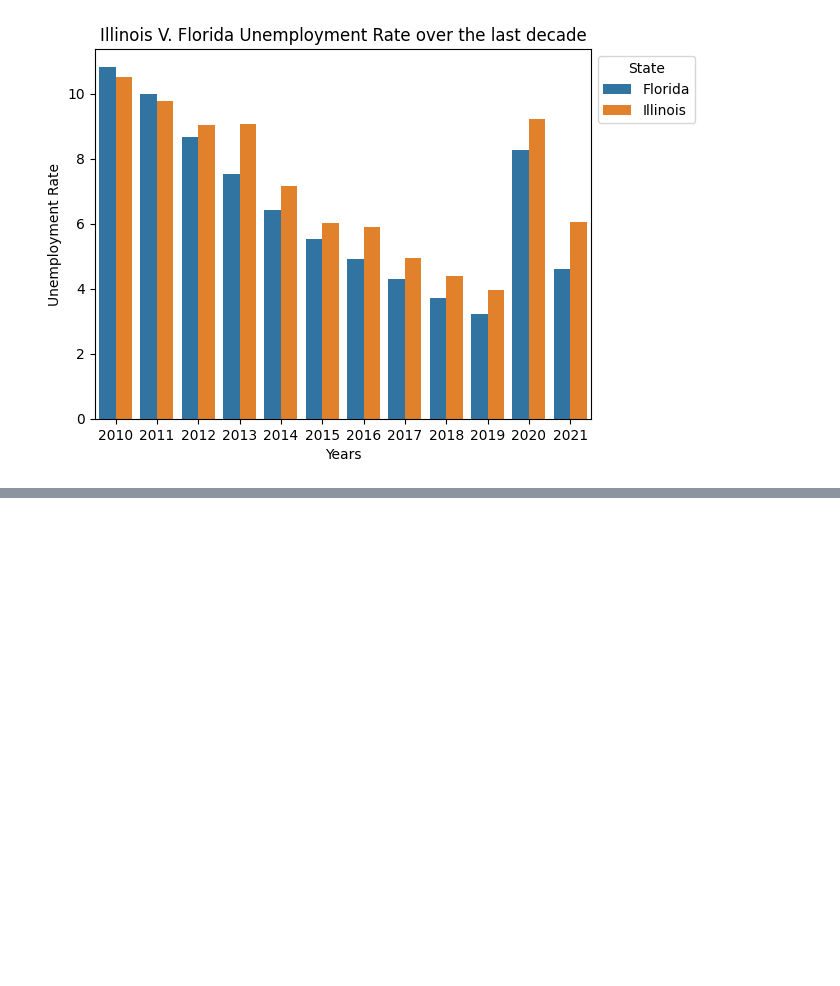
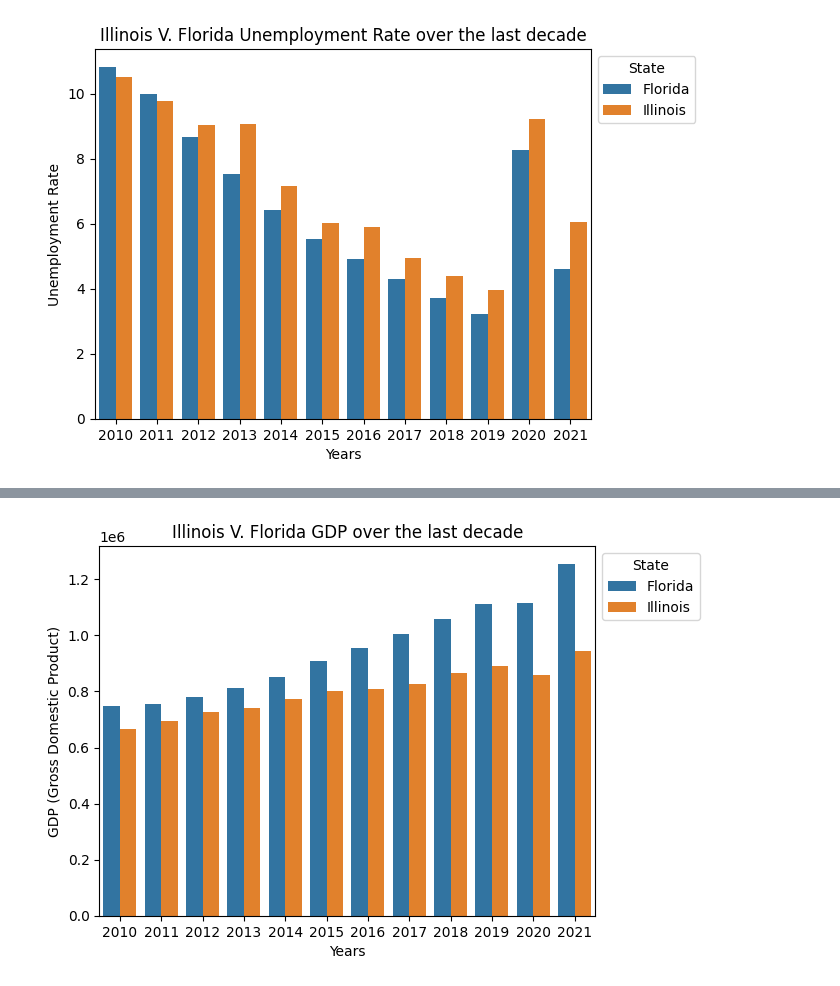
Before and after one commit to biancaatienza/418-project, a Jupyter notebook: Untitled.ipynb, the cells around one changed output, grey strips where cells are left out. Cells and saved outputs as stored; diff of their text form; code cells hidden in the pictures; blank space fills up the shorter version.

```diff
--- a/Untitled.ipynb
+++ b/Untitled.ipynb
@@ -71,0 +86,7 @@ sns.move_legend(unemploymentPlot, "upper left", bbox_to_anchor=(1, 1))
+# %%
+combinedDataGDP = pd.read_csv("combinedGDP.csv")
+gdpPlot = sns.barplot(x = "Years", y = "GDP (Gross Domestic Product)",data=combinedDataGDP,hue= "State")
+gdpPlot.set(title = "Illinois V. Florida GDP over the last decade")
+sns.move_legend(gdpPlot, "upper left", bbox_to_anchor=(1, 1))
+# %% [output]
+[figure, added]
```
Also changed, not shown: parts of 2 cells of this notebook, 3 other files.
